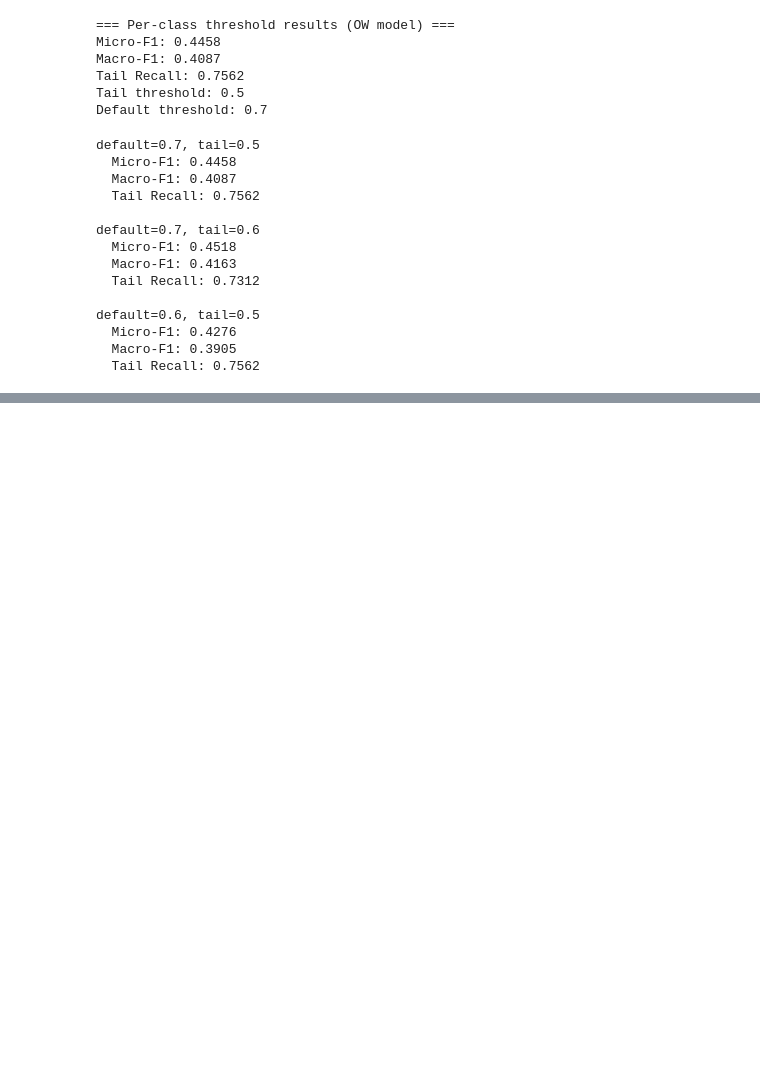
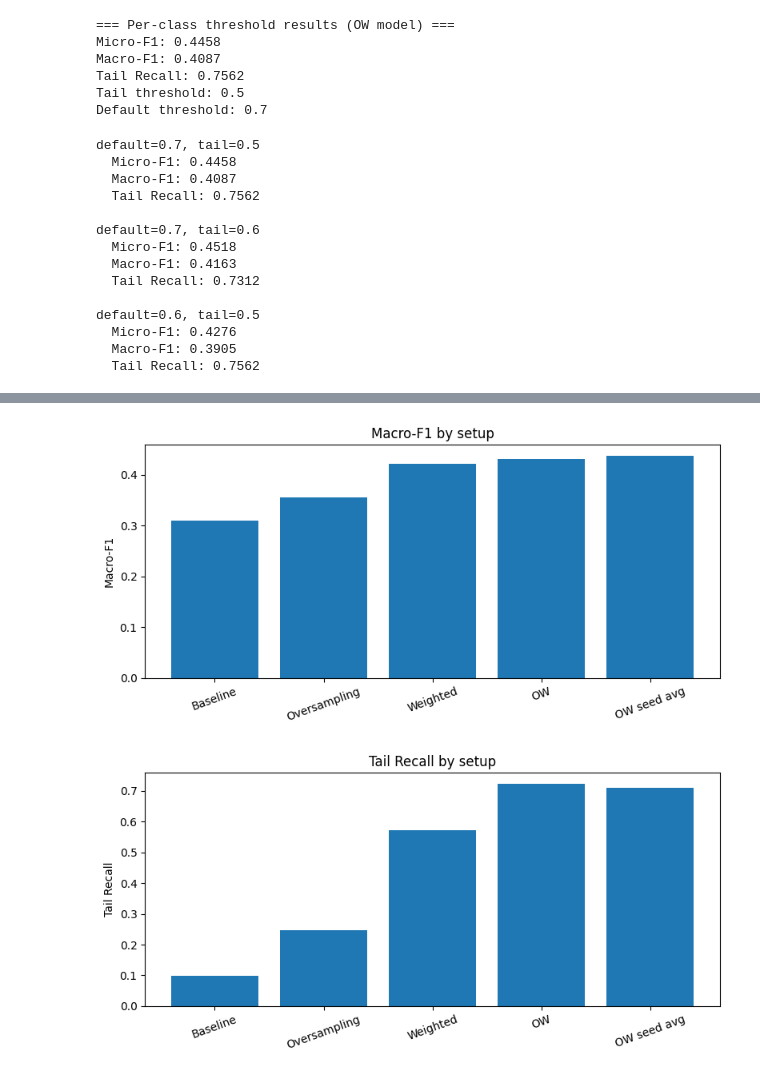
Before and after one commit to RolandSandorNagy/lightweight-emotion-detection-from-text, a Jupyter notebook: notebooks/03_multilabel_distilbert_baseline.ipynb, the cells around one changed output, grey strips where cells are left out. Cells and saved outputs as stored; diff of their text form; code cells hidden in the pictures; blank space fills up the shorter version.

Commit message:
add interim summary plots, update notebook

```diff
--- a/notebooks/03_multilabel_distilbert_baseline.ipynb
+++ b/notebooks/03_multilabel_distilbert_baseline.ipynb
@@ -853,0 +1615,36 @@ default=0.6, tail=0.5
+# %%
+import matplotlib.pyplot as plt
+
+setups = [
+    "Baseline",
+    "Oversampling",
+    "Weighted",
+    "OW",
+    "OW seed avg",
+]
+
+macro_f1 = [0.3106, 0.3555, 0.4219, 0.4302, 0.4369]
+tail_recall = [0.0986, 0.2464, 0.5714, 0.7216, 0.7099]
+
+# Plot 1: Macro-F1
+plt.figure(figsize=(8, 4))
+plt.bar(setups, macro_f1)
+plt.ylabel("Macro-F1")
+plt.title("Macro-F1 by setup")
+plt.xticks(rotation=20)
+plt.tight_layout()
+plt.savefig("macro_f1_by_setup.png", dpi=200, bbox_inches="tight")
+plt.show()
+
+# Plot 2: Tail Recall
+plt.figure(figsize=(8, 4))
+plt.bar(setups, tail_recall)
+plt.ylabel("Tail Recall")
+plt.title("Tail Recall by setup")
+plt.xticks(rotation=20)
+plt.tight_layout()
+plt.savefig("tail_recall_by_setup.png", dpi=200, bbox_inches="tight")
+plt.show()
+# %% [output]
+[figure, added]
+[figure, added]
```
Also changed, not shown: parts of 31 cells of this notebook, 2 other files.
